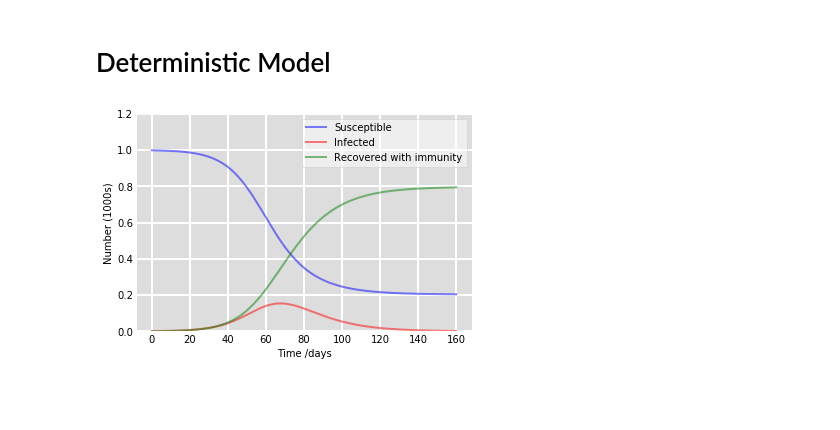
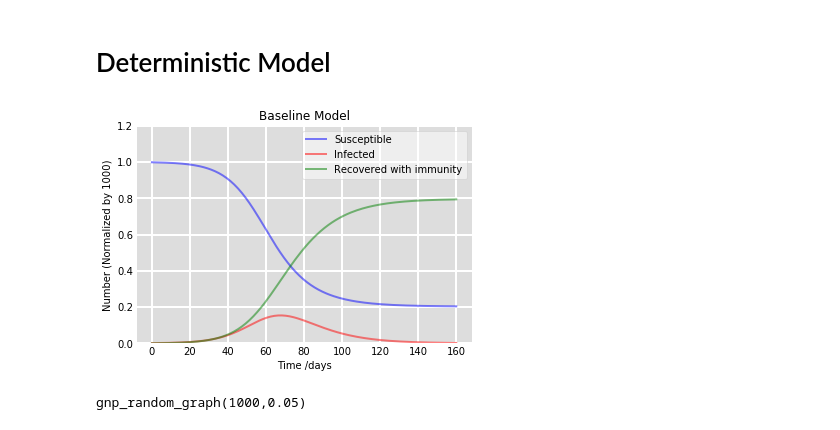
Before and after one commit to alexxuelin/sis-censorship, a Jupyter notebook: baseline_model.ipynb, the cells around one changed output. Saved outputs shown, nothing was run; the diff lists cells and outputs as text; code cells hidden in the pictures; blank space fills up the shorter version.

Commit message:
.py baseline file added

```diff
--- a/baseline_model.ipynb
+++ b/baseline_model.ipynb
@@ -31,20 +31,21 @@ S, I, R = ret.T
 # %%
 # Plot the data on three separate curves for S(t), I(t) and R(t)
 fig = plt.figure(facecolor='w')
 ax = fig.add_subplot(111, axis_bgcolor='#dddddd', axisbelow=True)
 ax.plot(t, S/1000, 'b', alpha=0.5, lw=2, label='Susceptible')
 ax.plot(t, I/1000, 'r', alpha=0.5, lw=2, label='Infected')
 ax.plot(t, R/1000, 'g', alpha=0.5, lw=2, label='Recovered with immunity')
 ax.set_xlabel('Time /days')
-ax.set_ylabel('Number (1000s)')
+ax.set_ylabel('Number (Normalized by 1000)')
+ax.set_title('Baseline Model')
 ax.set_ylim(0,1.2)
 ax.yaxis.set_tick_params(length=0)
 ax.xaxis.set_tick_params(length=0)
 ax.grid(b=True, which='major', c='w', lw=2, ls='-')
 legend = ax.legend()
 legend.get_frame().set_alpha(0.5)
 for spine in ('top', 'right', 'bottom', 'left'):
     ax.spines[spine].set_visible(False)
 plt.show()
 # %% [output]
-[figure, old version]
+[figure, new version]
@@ -50,0 +196,4 @@ plt.show()
+# %%
+print G
+# %% [output]
+gnp_random_graph(1000,0.05)
```
Also changed, not shown: parts of 2 cells of this notebook, 2 other files.
